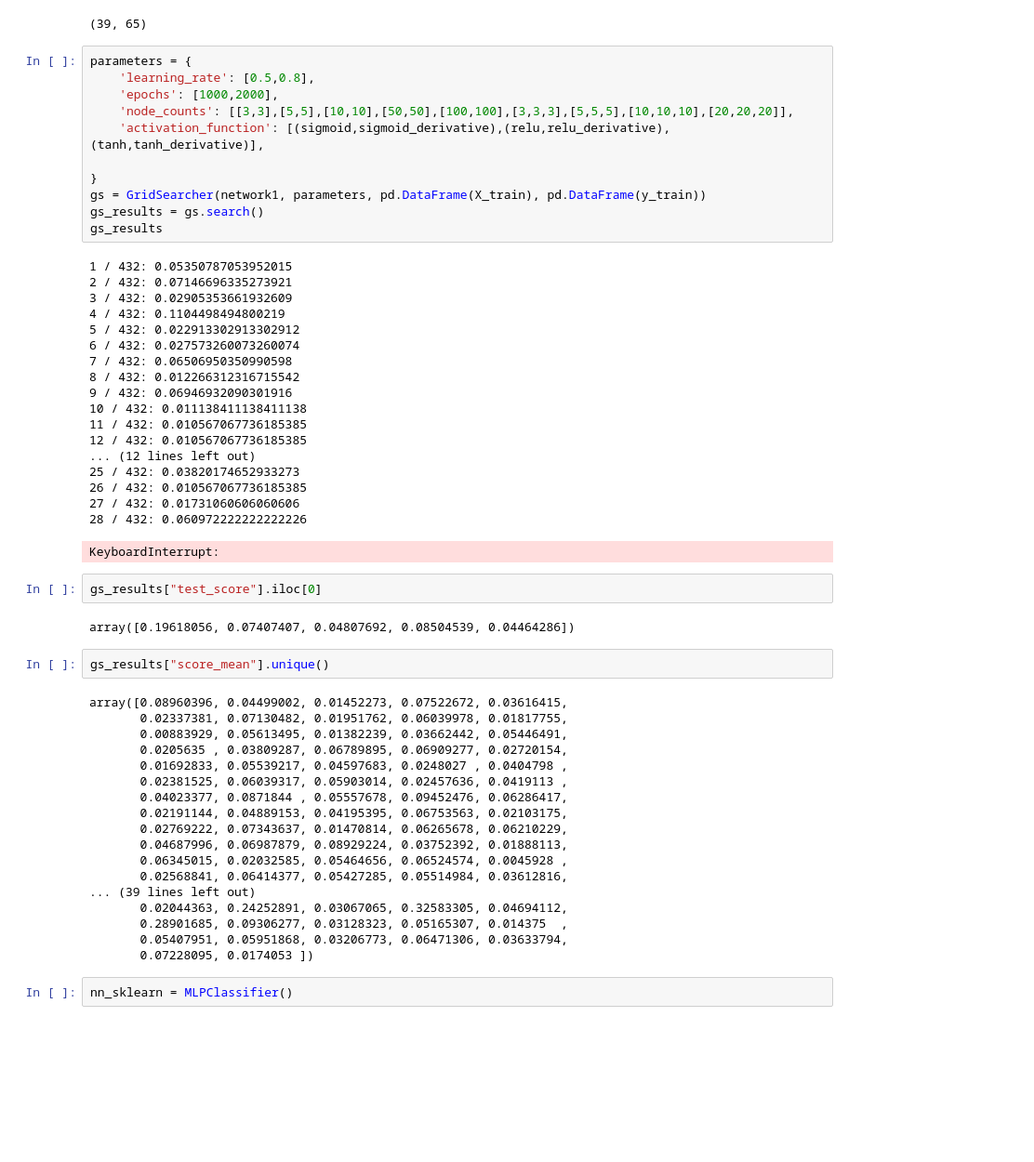
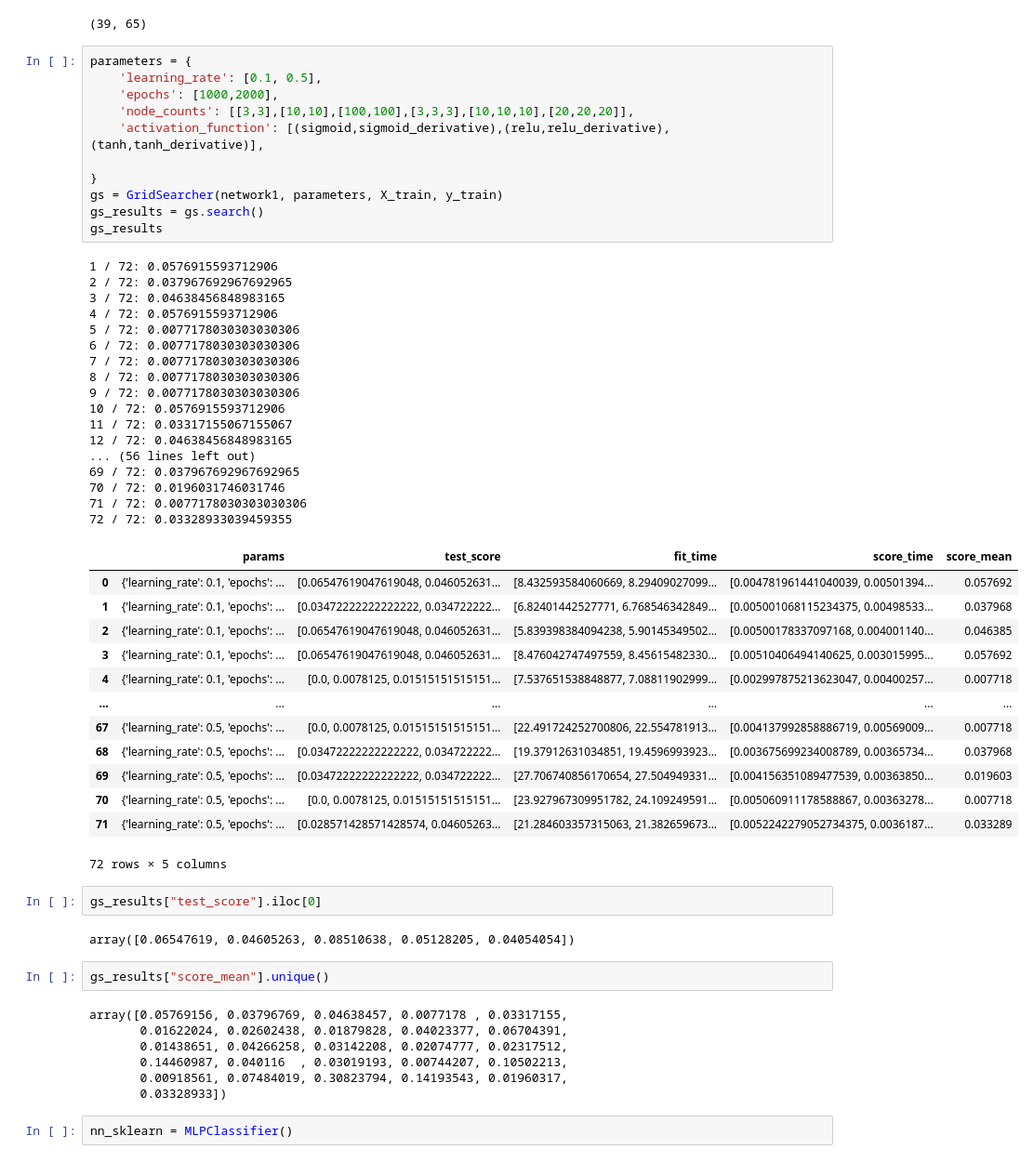
Before and after one commit to vschweitzer/ML_SS_23, a Jupyter notebook: src/nn_flags.ipynb, the cells around one changed output. Shown at 93% size. Saved outputs shown, nothing was run; the diff lists cells and outputs as text; blank space fills up the shorter version.

```diff
--- a/src/nn_flags.ipynb
+++ b/src/nn_flags.ipynb
@@ -131,58 +132,59 @@ X_test.shape
 (39, 65)
 # %%
 parameters = {
-    'learning_rate': [0.5,0.8],
+    'learning_rate': [0.1, 0.5],
     'epochs': [1000,2000],
-    'node_counts': [[3,3],[5,5],[10,10],[50,50],[100,100],[3,3,3],[5,5,5],[10,10,10],[20,20,20]],
+    'node_counts': [[3,3],[10,10],[100,100],[3,3,3],[10,10,10],[20,20,20]],
     'activation_function': [(sigmoid,sigmoid_derivative),(relu,relu_derivative),(tanh,tanh_derivative)],
 
 }
-gs = GridSearcher(network1, parameters, pd.DataFrame(X_train), pd.DataFrame(y_train))
+gs = GridSearcher(network1, parameters, X_train, y_train)
 gs_results = gs.search()
 gs_results
 # %% [output]
-1 / 432: 0.05350787053952015
-2 / 432: 0.07146696335273921
-3 / 432: 0.02905353661932609
-4 / 432: 0.1104498494800219
-5 / 432: 0.022913302913302912
-6 / 432: 0.027573260073260074
-7 / 432: 0.06506950350990598
-8 / 432: 0.012266312316715542
-9 / 432: 0.06946932090301916
-10 / 432: 0.011138411138411138
-11 / 432: 0.010567067736185385
-12 / 432: 0.010567067736185385
-... (12 lines left out)
-25 / 432: 0.03820174652933273
-26 / 432: 0.010567067736185385
-27 / 432: 0.01731060606060606
-28 / 432: 0.060972222222222226
+1 / 72: 0.0576915593712906
+2 / 72: 0.037967692967692965
+3 / 72: 0.04638456848983165
+4 / 72: 0.0576915593712906
+5 / 72: 0.0077178030303030306
+6 / 72: 0.0077178030303030306
+7 / 72: 0.0077178030303030306
+8 / 72: 0.0077178030303030306
+9 / 72: 0.0077178030303030306
+10 / 72: 0.0576915593712906
+11 / 72: 0.03317155067155067
+12 / 72: 0.04638456848983165
+... (56 lines left out)
+69 / 72: 0.037967692967692965
+70 / 72: 0.0196031746031746
+71 / 72: 0.0077178030303030306
+72 / 72: 0.03328933039459355
+|  | params | test_score | fit_time | score_time | score_mean |
+| 0 | {'learning_rate': 0.1, 'epochs': ... | [0.06547619047619048, 0.046052631... | [8.432593584060669, 8.29409027099... | [0.004781961441040039, 0.00501394... | 0.057692 |
+| 1 | {'learning_rate': 0.1, 'epochs': ... | [0.03472222222222222, 0.034722222... | [6.82401442527771, 6.768546342849... | [0.005001068115234375, 0.00498533... | 0.037968 |
+| 2 | {'learning_rate': 0.1, 'epochs': ... | [0.06547619047619048, 0.046052631... | [5.839398384094238, 5.90145349502... | [0.00500178337097168, 0.004001140... | 0.046385 |
+| 3 | {'learning_rate': 0.1, 'epochs': ... | [0.06547619047619048, 0.046052631... | [8.476042747497559, 8.45615482330... | [0.00510406494140625, 0.003015995... | 0.057692 |
+| 4 | {'learning_rate': 0.1, 'epochs': ... | [0.0, 0.0078125, 0.01515151515151... | [7.537651538848877, 7.08811902999... | [0.002997875213623047, 0.00400257... | 0.007718 |
+| ... | ... | ... | ... | ... | ... |
+| 67 | {'learning_rate': 0.5, 'epochs': ... | [0.0, 0.0078125, 0.01515151515151... | [22.491724252700806, 22.554781913... | [0.004137992858886719, 0.00569009... | 0.007718 |
+| 68 | {'learning_rate': 0.5, 'epochs': ... | [0.03472222222222222, 0.034722222... | [19.37912631034851, 19.4596993923... | [0.003675699234008789, 0.00365734... | 0.037968 |
+| 69 | {'learning_rate': 0.5, 'epochs': ... | [0.03472222222222222, 0.034722222... | [27.706740856170654, 27.504949331... | [0.004156351089477539, 0.00363850... | 0.019603 |
+| 70 | {'learning_rate': 0.5, 'epochs': ... | [0.0, 0.0078125, 0.01515151515151... | [23.927967309951782, 24.109249591... | [0.005060911178588867, 0.00363278... | 0.007718 |
+| 71 | {'learning_rate': 0.5, 'epochs': ... | [0.028571428571428574, 0.04605263... | [21.284603357315063, 21.382659673... | [0.0052242279052734375, 0.0036187... | 0.033289 |
-KeyboardInterrupt:
+72 rows × 5 columns
 # %%
 gs_results["test_score"].iloc[0]
 # %% [output]
-array([0.19618056, 0.07407407, 0.04807692, 0.08504539, 0.04464286])
+array([0.06547619, 0.04605263, 0.08510638, 0.05128205, 0.04054054])
 # %%
 gs_results["score_mean"].unique()
 # %% [output]
-array([0.08960396, 0.04499002, 0.01452273, 0.07522672, 0.03616415,
-       0.02337381, 0.07130482, 0.01951762, 0.06039978, 0.01817755,
-       0.00883929, 0.05613495, 0.01382239, 0.03662442, 0.05446491,
-       0.0205635 , 0.03809287, 0.06789895, 0.06909277, 0.02720154,
-       0.01692833, 0.05539217, 0.04597683, 0.0248027 , 0.0404798 ,
-       0.02381525, 0.06039317, 0.05903014, 0.02457636, 0.0419113 ,
-       0.04023377, 0.0871844 , 0.05557678, 0.09452476, 0.06286417,
-       0.02191144, 0.04889153, 0.04195395, 0.06753563, 0.02103175,
-       0.02769222, 0.07343637, 0.01470814, 0.06265678, 0.06210229,
-       0.04687996, 0.06987879, 0.08929224, 0.03752392, 0.01888113,
-       0.06345015, 0.02032585, 0.05464656, 0.06524574, 0.0045928 ,
-       0.02568841, 0.06414377, 0.05427285, 0.05514984, 0.03612816,
-... (39 lines left out)
-       0.02044363, 0.24252891, 0.03067065, 0.32583305, 0.04694112,
-       0.28901685, 0.09306277, 0.03128323, 0.05165307, 0.014375  ,
-       0.05407951, 0.05951868, 0.03206773, 0.06471306, 0.03633794,
-       0.07228095, 0.0174053 ])
+array([0.05769156, 0.03796769, 0.04638457, 0.0077178 , 0.03317155,
+       0.01622024, 0.02602438, 0.01879828, 0.04023377, 0.06704391,
+       0.01438651, 0.04266258, 0.03142208, 0.02074777, 0.02317512,
+       0.14460987, 0.040116  , 0.03019193, 0.00744207, 0.10502213,
+       0.00918561, 0.07484019, 0.30823794, 0.14193543, 0.01960317,
+       0.03328933])
 # %%
 nn_sklearn = MLPClassifier()
 # %%
```
Also changed, not shown: parts of 13 cells of this notebook.
